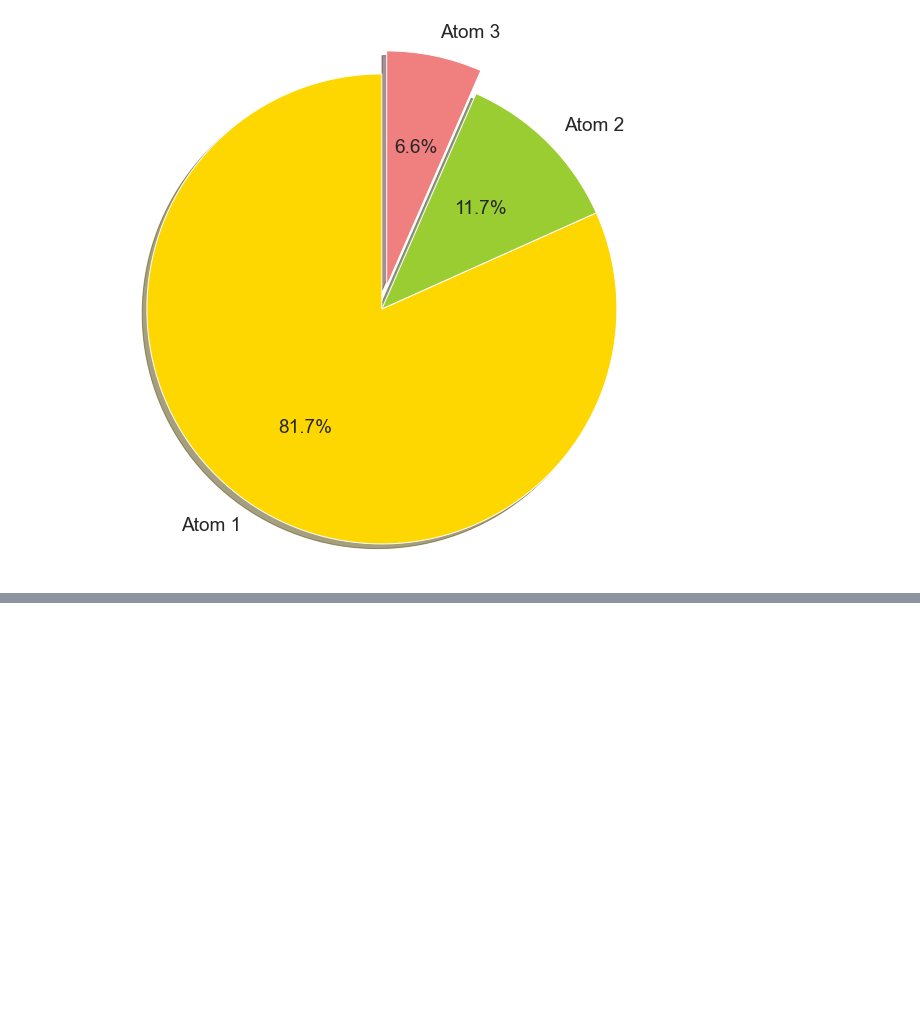
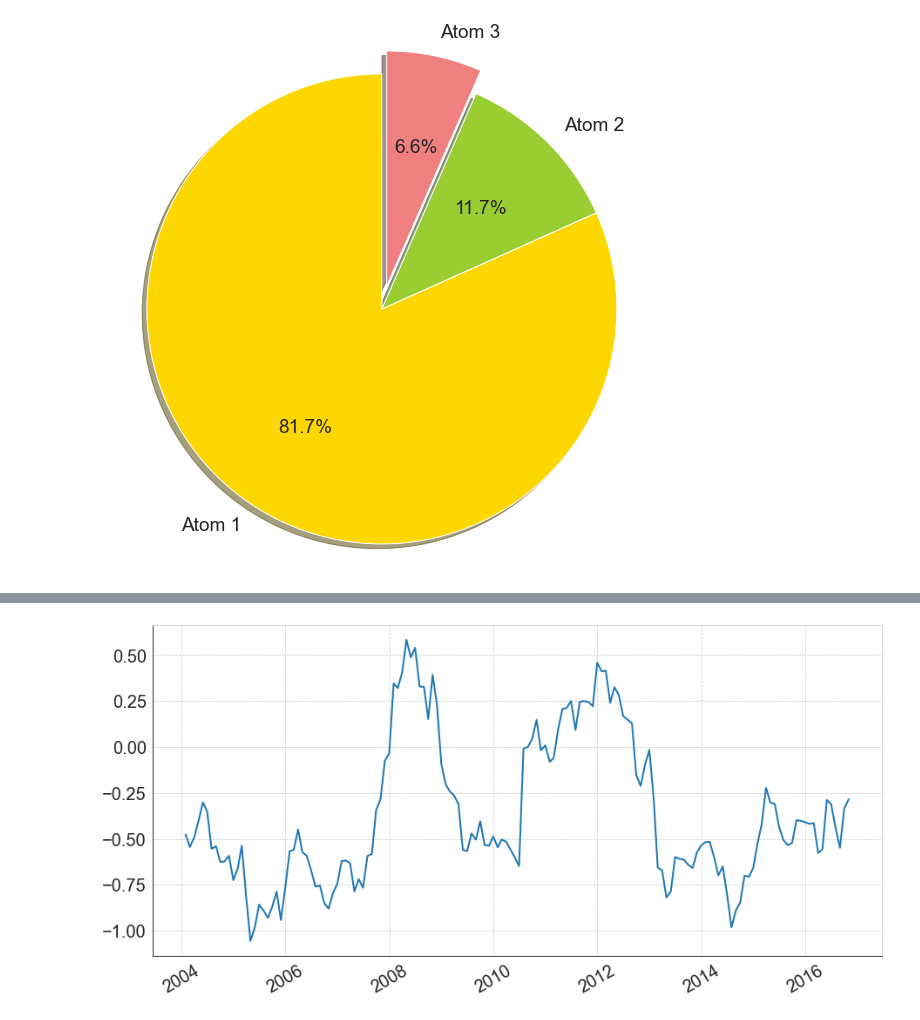
Before and after one commit to michael-allouche/dictionary-learning-RMM, a Jupyter notebook: DL-RMM.ipynb, the cells around one changed output, grey strips where cells are left out. Cells and saved outputs as stored; diff of their text form; code cells hidden in the pictures; blank space fills up the shorter version.

```diff
--- a/DL-RMM.ipynb
+++ b/DL-RMM.ipynb
@@ -334,0 +478,14 @@ _=plt.axis('equal')
+# %%
+# Series of Zt
+fig, ax = plt.subplots(1, 1, figsize=(15,7),)
+ax.plot(dates[:n_train],
+            Zt_hat,
+            linewidth=2)
+ax.spines["left"].set_color("black")
+ax.spines["bottom"].set_color("black")
+_=plt.xticks(fontsize=20, rotation=30)
+_=plt.yticks(fontsize=20)
+
+#plt.savefig("imgs/gaussian_copula/Zseries.eps", format="eps")
+# %% [output]
+[figure, added]
```
Also changed, not shown: parts of 34 cells of this notebook, 2 other files.
